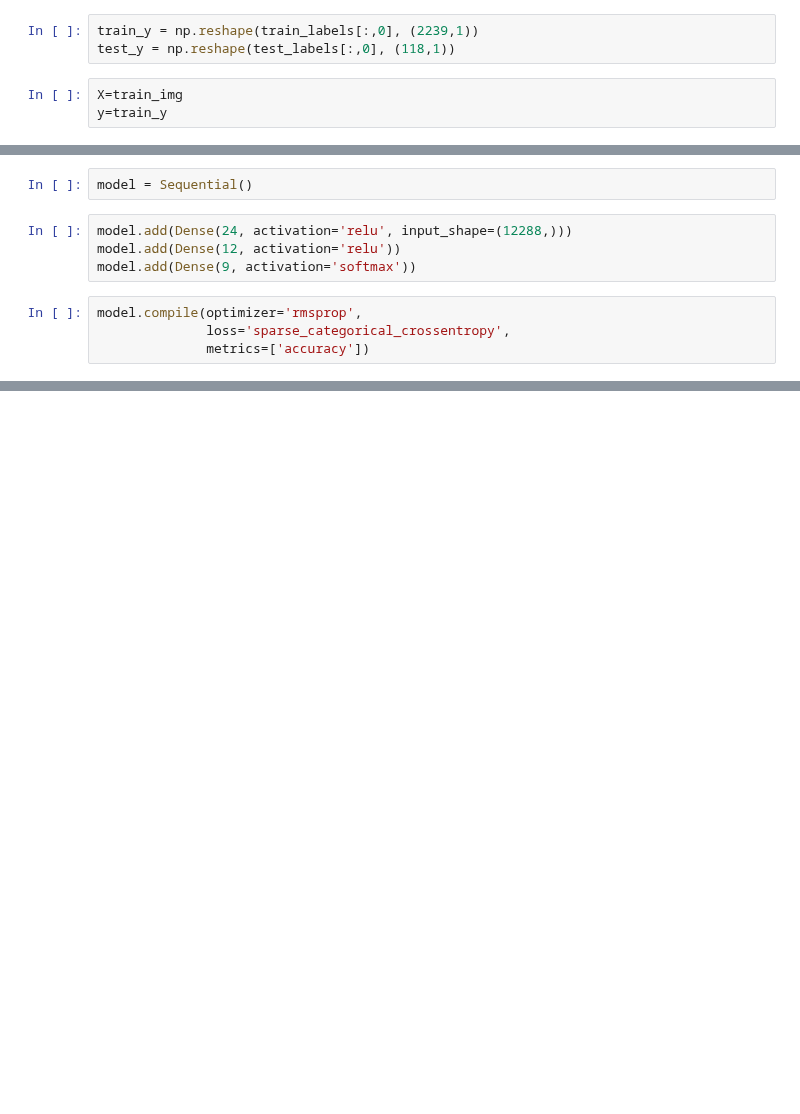
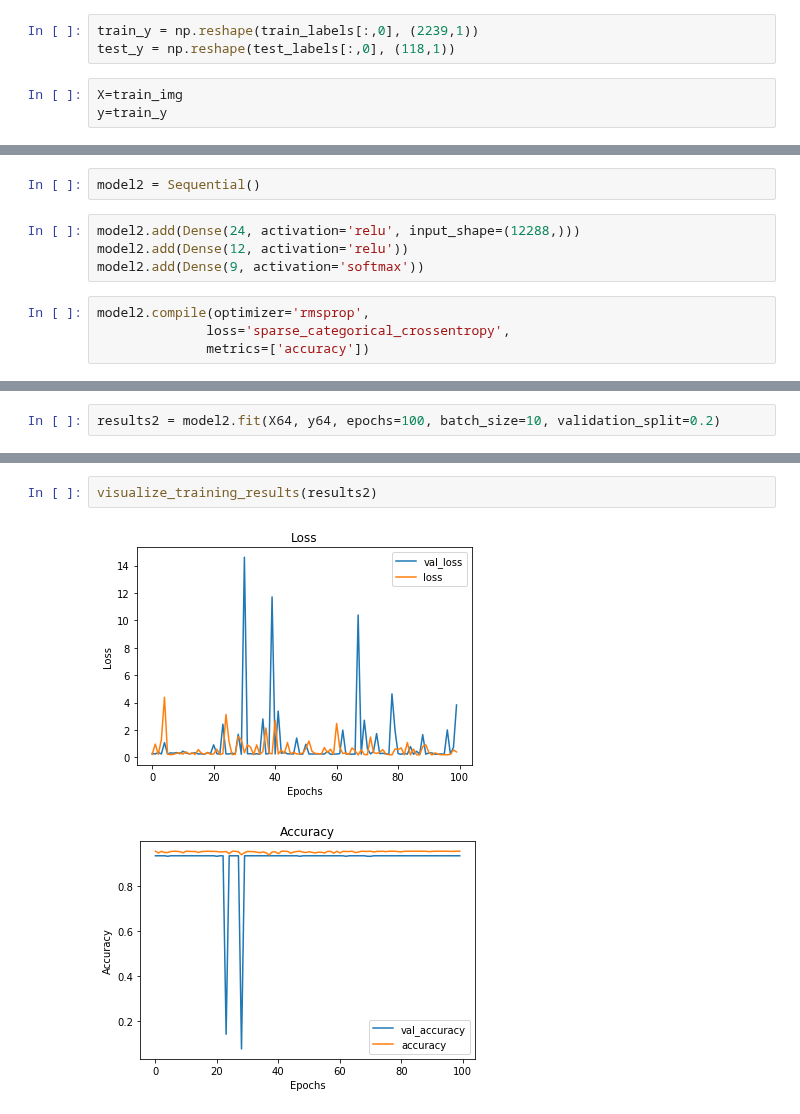
Before and after one commit to MNLKuzmin/SkinCancerDetection, a Jupyter notebook: SkinCancerDetection.ipynb, the cells around one changed output, grey strips where cells are left out. Cells and saved outputs as stored; diff of their text form; blank space fills up the shorter version.

```diff
--- a/SkinCancerDetection.ipynb
+++ b/SkinCancerDetection.ipynb
@@ -242,11 +270,11 @@ y=train_y
 # %%
-model = Sequential()
+model2 = Sequential()
 # %%
-model.add(Dense(24, activation='relu', input_shape=(12288,)))
-model.add(Dense(12, activation='relu'))
-model.add(Dense(9, activation='softmax'))
+model2.add(Dense(24, activation='relu', input_shape=(12288,)))
+model2.add(Dense(12, activation='relu'))
+model2.add(Dense(9, activation='softmax'))
 # %%
-model.compile(optimizer='rmsprop',
+model2.compile(optimizer='rmsprop',
               loss='sparse_categorical_crossentropy',
               metrics=['accuracy'])
 # %%
@@ -275,0 +282,2 @@ The real questions is going to be the overfitting, an seeing which images are no
+# %%
+results2 = model2.fit(X64, y64, epochs=100, batch_size=10, validation_split=0.2)
@@ -275,0 +302,5 @@ The real questions is going to be the overfitting, an seeing which images are no
+# %%
+visualize_training_results(results2)
+# %% [output]
+[figure, added]
+[figure, added]
```
Also changed, not shown: parts of 23 cells of this notebook.
